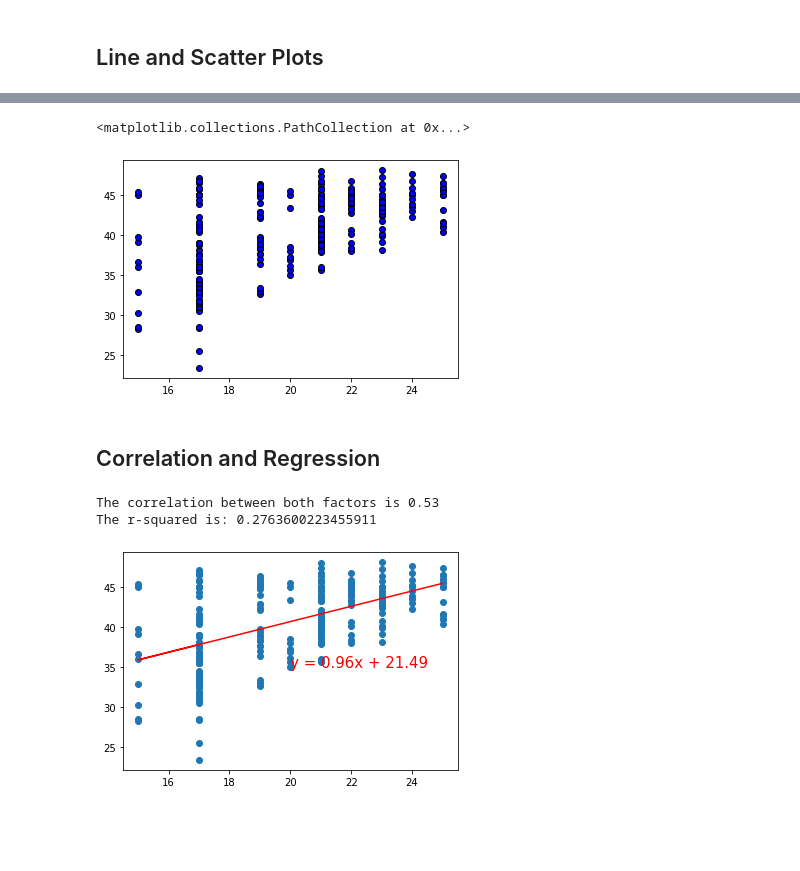
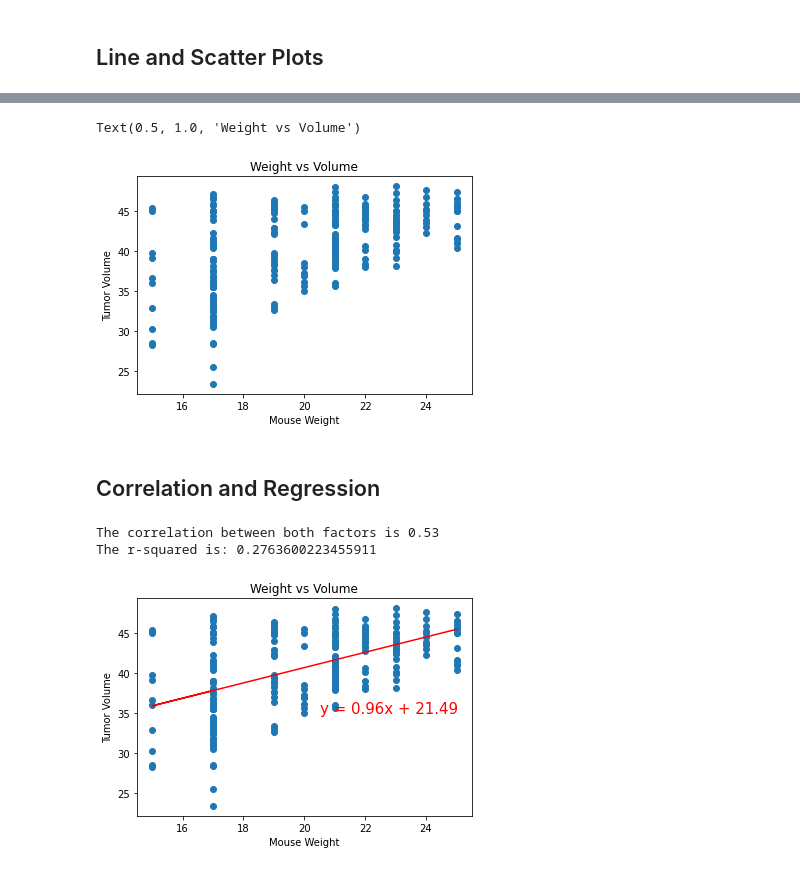
Before and after one commit to Blashford/Matplotlib-Challenge, a Jupyter notebook: pymaceuticals_starter.ipynb, the cells around one changed output, grey strips where cells are left out. Drawn from its saved outputs; the diff is of its cells as text; code cells hidden in the pictures; blank space fills up the shorter version.

```diff
--- a/pymaceuticals_starter.ipynb
+++ b/pymaceuticals_starter.ipynb
@@ -294,11 +304,14 @@ plt.plot(x_axis, y_axis)
 # %%
 # Generate a scatter plot of average tumor volume vs. mouse weight for the Capomulin regimen
 x_weight = capo["Weight (g)"]
 y_vol = capo["Tumor Volume (mm3) Over Time"]
-plt.scatter(x_weight, y_vol, marker = "o", facecolors = "blue", edgecolors = "black")
+plt.scatter(x_weight, y_vol)
+plt.xlabel("Mouse Weight")
+plt.ylabel("Tumor Volume")
+plt.title("Weight vs Volume")
 # %% [output]
-<matplotlib.collections.PathCollection at 0x...>
+Text(0.5, 1.0, 'Weight vs Volume')
-[figure, old version]
+[figure, new version]
 # %% [markdown]
 ## Correlation and Regression
 # %%
@@ -313,10 +326,13 @@ regress_values = weight * slope + intercept
 line_eq = "y = " + str(round(slope,2)) + "x + " + str(round(intercept,2))
 plt.scatter(weight, tumvol)
 plt.plot(weight, regress_values, "r-")
-plt.annotate(line_eq, (20,35), fontsize=15, color="red")
+plt.annotate(line_eq, (20.5,35), fontsize=15, color="red")
+plt.xlabel("Mouse Weight")
+plt.ylabel("Tumor Volume")
+plt.title("Weight vs Volume")
 print(f"The r-squared is: {rvalue**2}")
 plt.show()
 # %% [output]
 The correlation between both factors is 0.53
 The r-squared is: 0.2763600223455911
-[figure, old version]
+[figure, new version]
```
Also changed, not shown: parts of 3 cells of this notebook.
